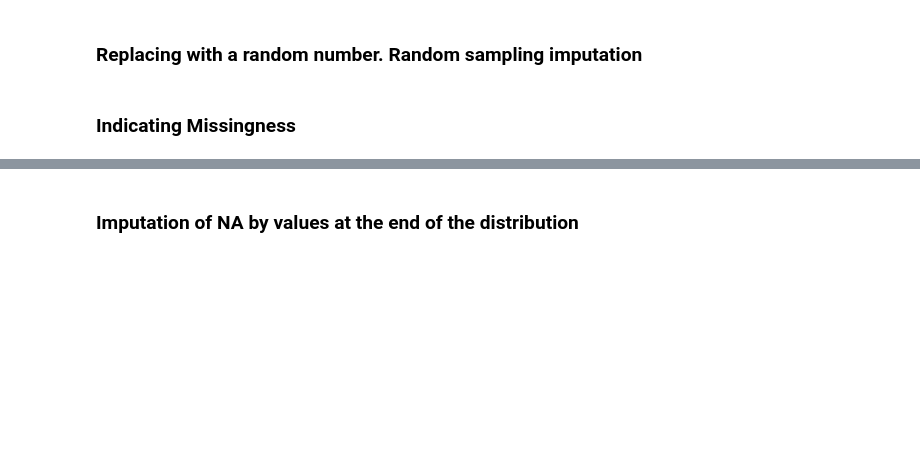
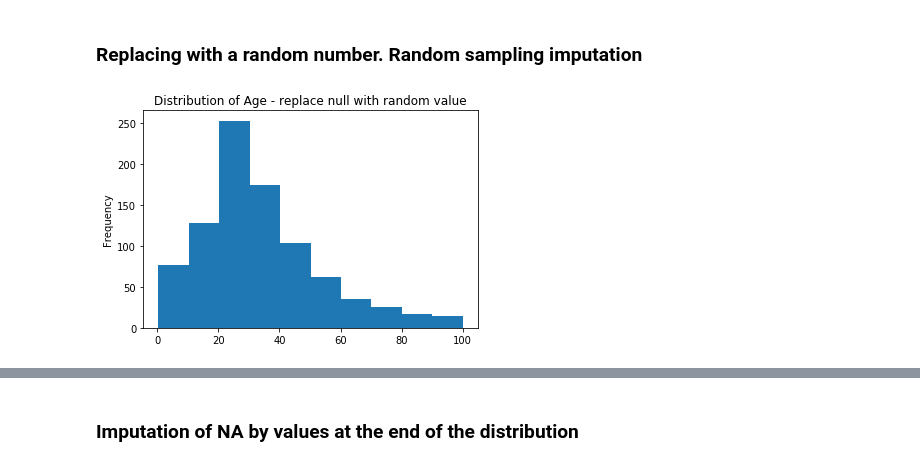
Before and after one commit to michaelabehsera/feature-engineering-cookbook, a Jupyter notebook: Feature Engineering Booklet.ipynb, the cells around one changed output, grey strips where cells are left out. Saved outputs shown, nothing was run; the diff lists cells and outputs as text; code cells hidden in the pictures; blank space fills up the shorter version.

```diff
--- a/Feature Engineering Booklet.ipynb
+++ b/Feature Engineering Booklet.ipynb
@@ -39,2 +53,12 @@ df['Age'].fillna(value=rand, inplace=True)
-# %% [markdown]
-### Indicating Missingness
+# %%
+df = pd.read_csv('train.csv')  # (reload the dataset to revert our changes)
+# %%
+# We can replace age with a random numbers between 1 and 100 as follows
+null_rows = df['Age'].isnull()
+num_null_rows = sum(null_rows)
+rand = random.randint(1, 101, size=num_null_rows)
+df.loc[null_rows, 'Age'] = rand
+df['Age'].plot.hist(title='Distribution of Age - replace null with random value')
+plt.show()
+# %% [output]
+[figure, added]
```
Also changed, not shown: parts of 118 cells of this notebook, 1 other file.
